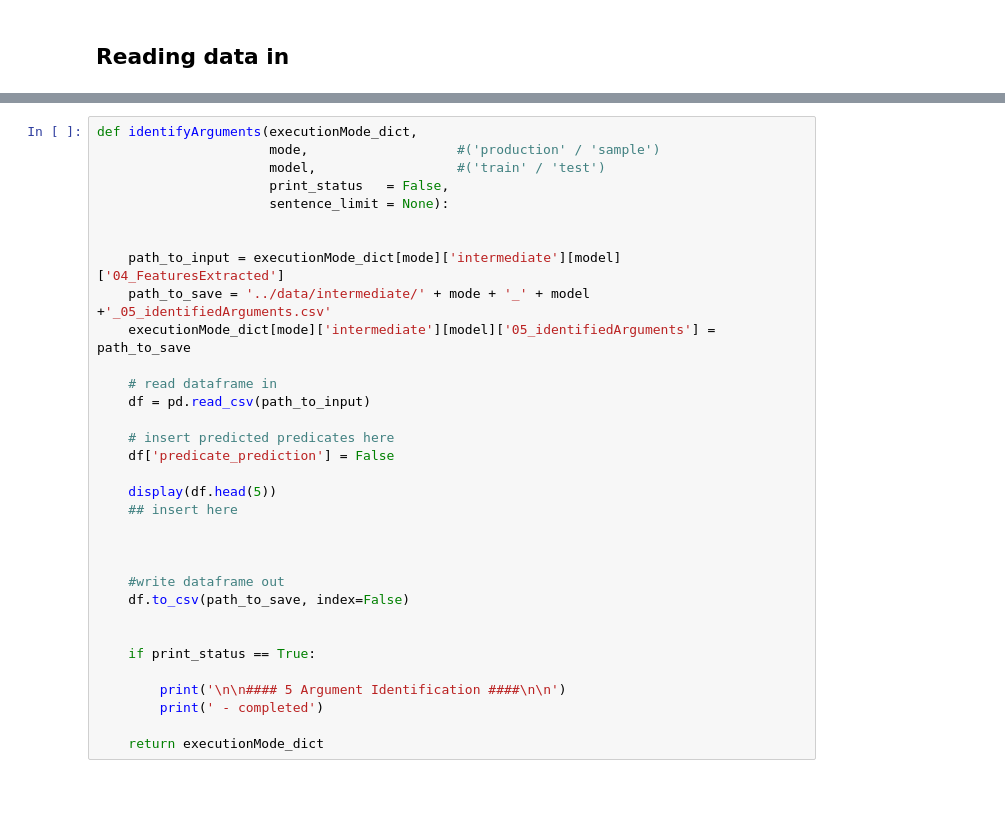
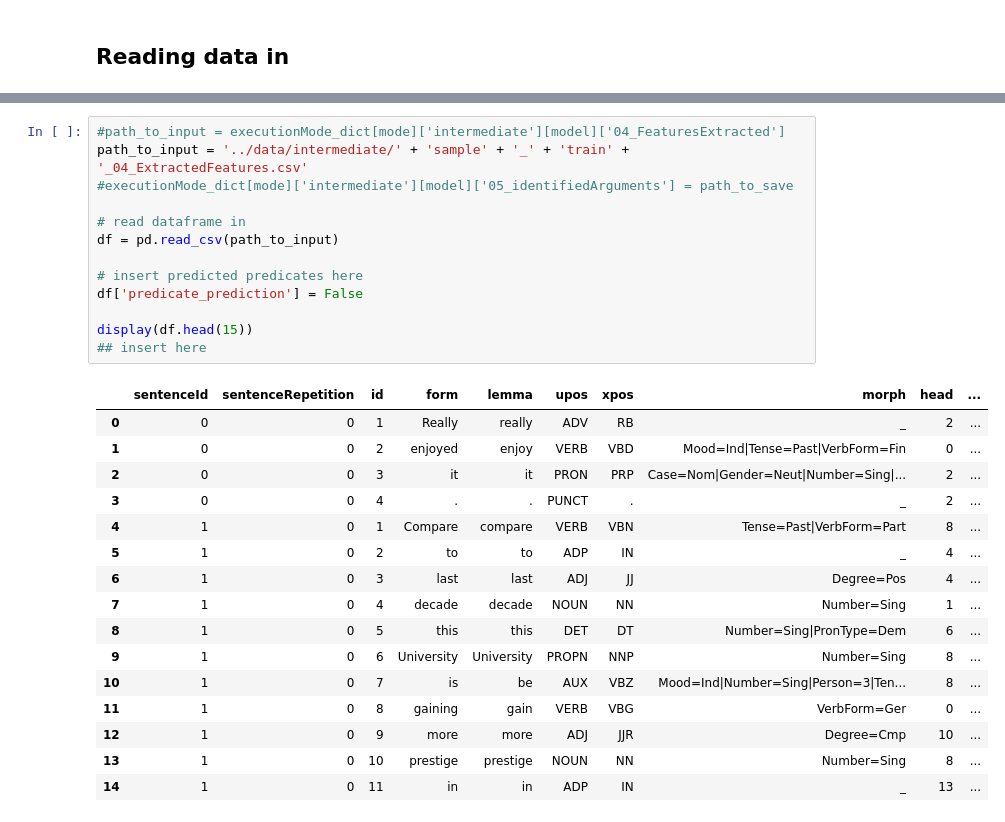
Before and after one commit to robert-luis/NLP_Tech_Assignment_2, a Jupyter notebook: part1/5_ArgumentIdentification.ipynb, the cells around one changed output, grey strips where cells are left out. Cells and saved outputs as stored; diff of their text form; blank space fills up the shorter version.

Commit message:
intermediate changes

```diff
--- a/part1/5_ArgumentIdentification.ipynb
+++ b/part1/5_ArgumentIdentification.ipynb
@@ -22,33 +145,30 @@ import pandas as pd
 # %%
-def identifyArguments(executionMode_dict,
-                      mode,                   #('production' / 'sample')
-                      model,                  #('train' / 'test')
-                      print_status   = False,
-                      sentence_limit = None):
+#path_to_input = executionMode_dict[mode]['intermediate'][model]['04_FeaturesExtracted']
+path_to_input = '../data/intermediate/' + 'sample' + '_' + 'train' + '_04_ExtractedFeatures.csv'
+#executionMode_dict[mode]['intermediate'][model]['05_identifiedArguments'] = path_to_save
 
+# read dataframe in
+df = pd.read_csv(path_to_input)
 
-    path_to_input = executionMode_dict[mode]['intermediate'][model]['04_FeaturesExtracted']
-    path_to_save = '../data/intermediate/' + mode + '_' + model +'_05_identifiedArguments.csv'
-    executionMode_dict[mode]['intermediate'][model]['05_identifiedArguments'] = path_to_save
+# insert predicted predicates here
+df['predicate_prediction'] = False
 
-    # read dataframe in
-    df = pd.read_csv(path_to_input)
-
-    # insert predicted predicates here
-    df['predicate_prediction'] = False
-
-    display(df.head(5))
-    ## insert here
-
-
-
-    #write dataframe out
-    df.to_csv(path_to_save, index=False)
-
-
-    if print_status == True:
-
-        print('\n\n#### 5 Argument Identification ####\n\n')
-        print(' - completed')
-
-    return executionMode_dict
+display(df.head(15))
+## insert here
+# %% [output]
+|  | sentenceId | sentenceRepetition | id | form | lemma | upos | xpos | morph | head | ... |
+| 0 | 0 | 0 | 1 | Really | really | ADV | RB | _ | 2 | ... |
+| 1 | 0 | 0 | 2 | enjoyed | enjoy | VERB | VBD | Mood=Ind|Tense=Past|VerbForm=Fin | 0 | ... |
+| 2 | 0 | 0 | 3 | it | it | PRON | PRP | Case=Nom|Gender=Neut|Number=Sing|... | 2 | ... |
+| 3 | 0 | 0 | 4 | . | . | PUNCT | . | _ | 2 | ... |
+| 4 | 1 | 0 | 1 | Compare | compare | VERB | VBN | Tense=Past|VerbForm=Part | 8 | ... |
+| 5 | 1 | 0 | 2 | to | to | ADP | IN | _ | 4 | ... |
+| 6 | 1 | 0 | 3 | last | last | ADJ | JJ | Degree=Pos | 4 | ... |
+| 7 | 1 | 0 | 4 | decade | decade | NOUN | NN | Number=Sing | 1 | ... |
+| 8 | 1 | 0 | 5 | this | this | DET | DT | Number=Sing|PronType=Dem | 6 | ... |
+| 9 | 1 | 0 | 6 | University | University | PROPN | NNP | Number=Sing | 8 | ... |
+| 10 | 1 | 0 | 7 | is | be | AUX | VBZ | Mood=Ind|Number=Sing|Person=3|Ten... | 8 | ... |
+| 11 | 1 | 0 | 8 | gaining | gain | VERB | VBG | VerbForm=Ger | 0 | ... |
+| 12 | 1 | 0 | 9 | more | more | ADJ | JJR | Degree=Cmp | 10 | ... |
+| 13 | 1 | 0 | 10 | prestige | prestige | NOUN | NN | Number=Sing | 8 | ... |
+| 14 | 1 | 0 | 11 | in | in | ADP | IN | _ | 13 | ... |
```
Also changed, not shown: parts of 10 cells of this notebook, 1 other file.
